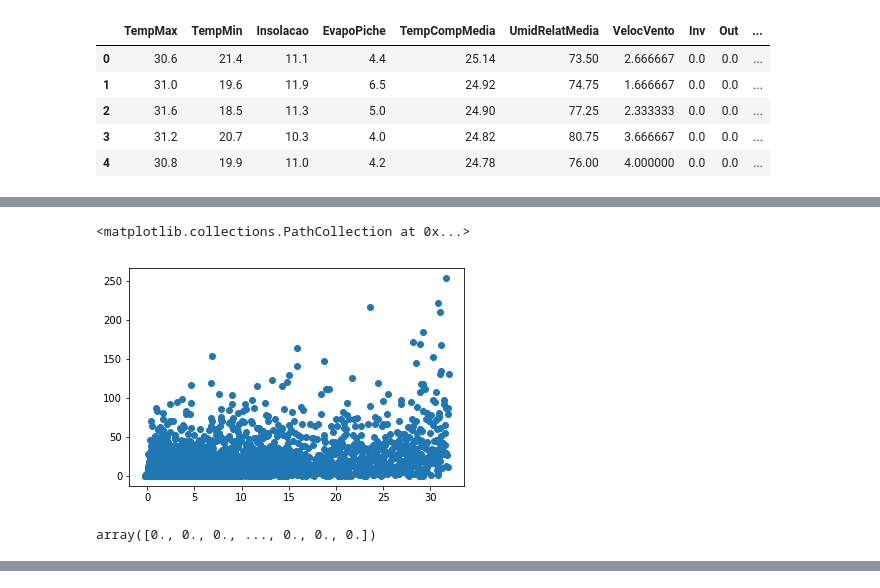
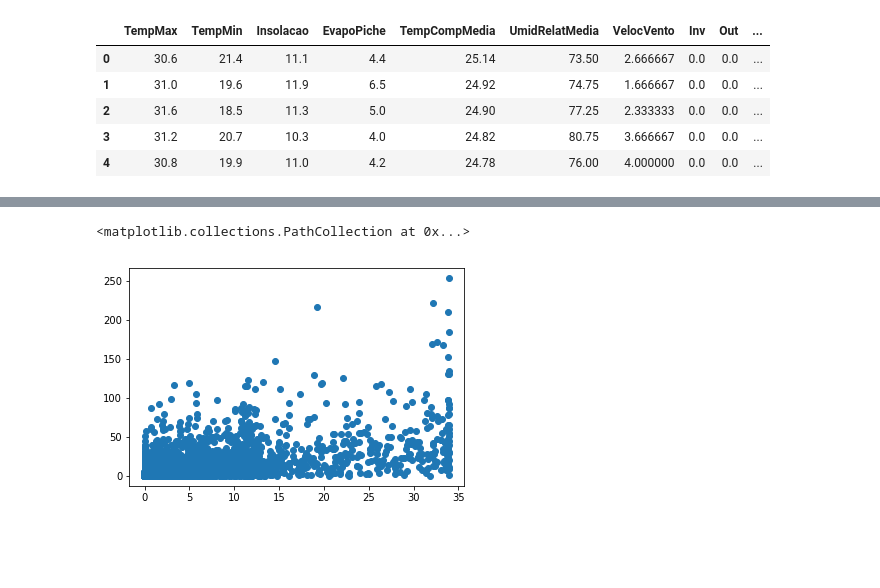
Before and after one commit to gilvandrocesardemedeiros/ClimatePrediction, a Jupyter notebook: Predict_Rain_MLP.ipynb, the cells around one changed output, grey strips where cells are left out. Saved outputs shown, nothing was run; the diff lists cells and outputs as text; code cells hidden in the pictures; blank space fills up the shorter version.

```diff
--- a/Predict_Rain_MLP.ipynb
+++ b/Predict_Rain_MLP.ipynb
@@ -258,7 +230,7 @@ def trainMLP(optimizer='rmsprop', init='normal', units = 11, camadas = 2):
   return mlp
 # %%
 #Modelo de classificação do Keras
-estimator = KerasRegressor(build_fn=trainMLP, epochs = 400)
+estimator = KerasRegressor(build_fn=trainMLP, epochs = 300, verbose = 1)
 # %%
 #Criando o objeto para Cross Validation
 kfold = KFold(n_splits=5, shuffle=True, random_state=7)
@@ -268,5 +237,6 @@ kfold = KFold(n_splits=5, shuffle=True, random_state=7)
 # %%
 #Parâmetros para o Grid Search
-parameters = {'batch_size': [20, 32],
-              'camadas': [1,2,3]}
+parameters = {'batch_size': [10],
+              'camadas': [4,5],
+              'units': [11]}
 # %%
@@ -279,2 +245,0 @@ array([0., 0., 0., ..., 0., 0., 0.])
-# %%
-grid_result = grid_search.fit(dataSet, prec)
@@ -307,0 +246,3 @@ Epoch 200/200
+# %%
+#Busca pelos melhores parâmetros
+grid_result = grid_search.fit(X_train, Y_train)
@@ -330,9 +290,4 @@ Best: -3.669920 using {'batch_size': 20, 'optimizer': 'rmsprop', 'units': 11}
-# %%
-plt.scatter(grid_search.predict(dataSet), prec)
-# %% [output]
-<matplotlib.collections.PathCollection at 0x...>
-[figure, removed]
-# %%
-prec
-# %% [output]
-array([0., 0., 0., ..., 0., 0., 0.])
+# %%
+#Gráfico de previsão para o conjunto de treino
+plt.scatter(grid_search.predict(X_train), Y_train)
+# %% [output]
@@ -338,0 +295,2 @@ array([0., 0., 0., ..., 0., 0., 0.])
+<matplotlib.collections.PathCollection at 0x...>
+[figure, added]
```
Also changed, not shown: parts of 22 cells of this notebook.
